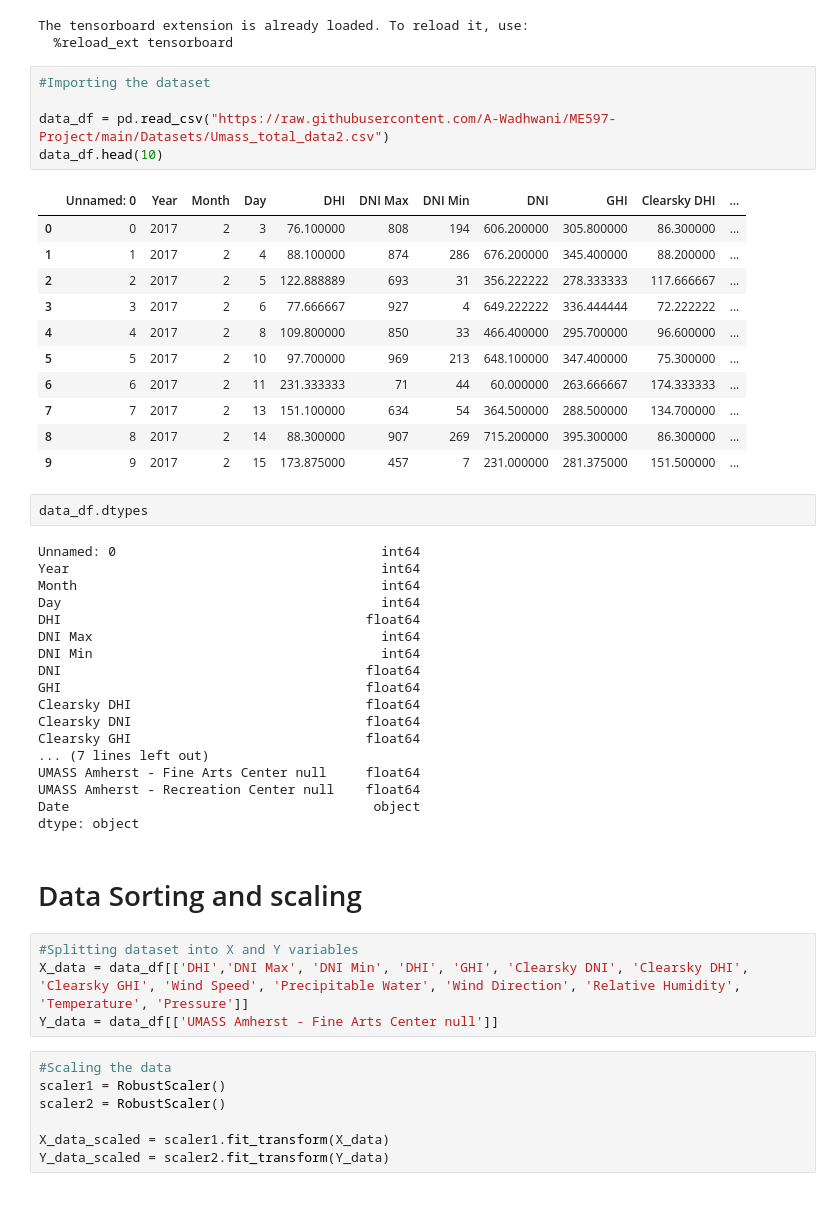
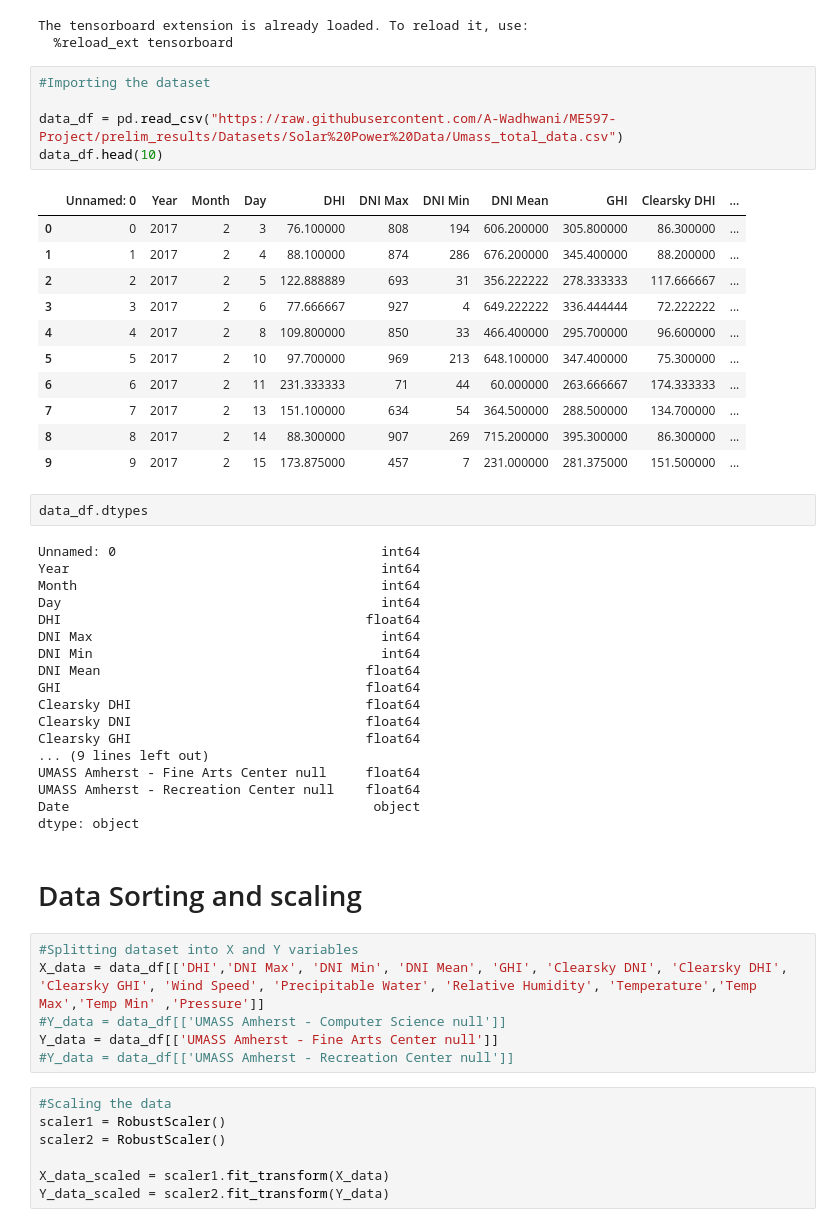
Before and after one commit to A-Wadhwani/ME597-Project, a Jupyter notebook: ANN_Model_UMass_power.ipynb, the cells around one changed output. Cells and saved outputs as stored; diff of their text form.

```diff
--- a/ANN_Model_UMass_power.ipynb
+++ b/ANN_Model_UMass_power.ipynb
@@ -35,10 +35,10 @@ The tensorboard extension is already loaded. To reload it, use:
 # %%
 #Importing the dataset
 
-data_df = pd.read_csv("https://raw.githubusercontent.com/A-Wadhwani/ME597-Project/main/Datasets/Umass_total_data2.csv")
+data_df = pd.read_csv("https://raw.githubusercontent.com/A-Wadhwani/ME597-Project/prelim_results/Datasets/Solar%20Power%20Data/Umass_total_data.csv")
 data_df.head(10)
 # %% [output]
-|  | Unnamed: 0 | Year | Month | Day | DHI | DNI Max | DNI Min | DNI | GHI | Clearsky DHI | ... |
+|  | Unnamed: 0 | Year | Month | Day | DHI | DNI Max | DNI Min | DNI Mean | GHI | Clearsky DHI | ... |
 | 0 | 0 | 2017 | 2 | 3 | 76.100000 | 808 | 194 | 606.200000 | 305.800000 | 86.300000 | ... |
 | 1 | 1 | 2017 | 2 | 4 | 88.100000 | 874 | 286 | 676.200000 | 345.400000 | 88.200000 | ... |
 | 2 | 2 | 2017 | 2 | 5 | 122.888889 | 693 | 31 | 356.222222 | 278.333333 | 117.666667 | ... |
@@ -59,12 +59,12 @@ Day                                         int64
 DHI                                       float64
 DNI Max                                     int64
 DNI Min                                     int64
-DNI                                       float64
+DNI Mean                                  float64
 GHI                                       float64
 Clearsky DHI                              float64
 Clearsky DNI                              float64
 Clearsky GHI                              float64
-... (7 lines left out)
+... (9 lines left out)
 UMASS Amherst - Fine Arts Center null     float64
 UMASS Amherst - Recreation Center null    float64
 Date                                       object
@@ -73,8 +73,10 @@ dtype: object
 # Data Sorting and scaling
 # %%
 #Splitting dataset into X and Y variables
-X_data = data_df[['DHI','DNI Max', 'DNI Min', 'DHI', 'GHI', 'Clearsky DNI', 'Clearsky DHI', 'Clearsky GHI', 'Wind Speed', 'Precipitable Water', 'Wind Direction', 'Relative Humidity', 'Temperature', 'Pressure']]
+X_data = data_df[['DHI','DNI Max', 'DNI Min', 'DNI Mean', 'GHI', 'Clearsky DNI', 'Clearsky DHI', 'Clearsky GHI', 'Wind Speed', 'Precipitable Water', 'Relative Humidity', 'Temperature','Temp Max','Temp Min' ,'Pressure']]
+#Y_data = data_df[['UMASS Amherst - Computer Science null']]
 Y_data = data_df[['UMASS Amherst - Fine Arts Center null']]
+#Y_data = data_df[['UMASS Amherst - Recreation Center null']]
 # %%
 #Scaling the data
 scaler1 = RobustScaler()
```
Also changed, not shown: parts of 7 cells of this notebook.
